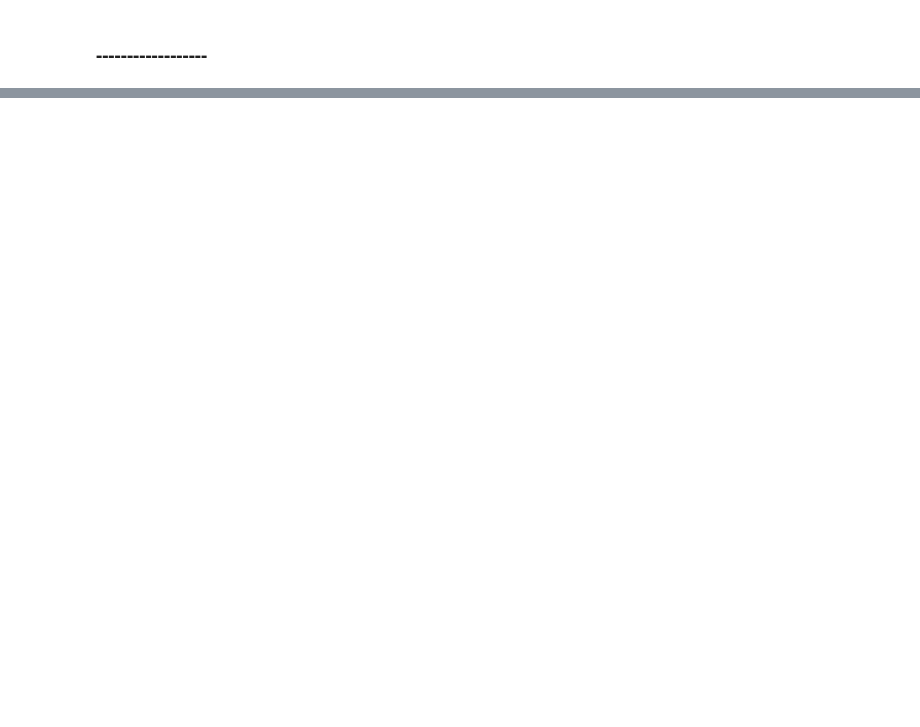
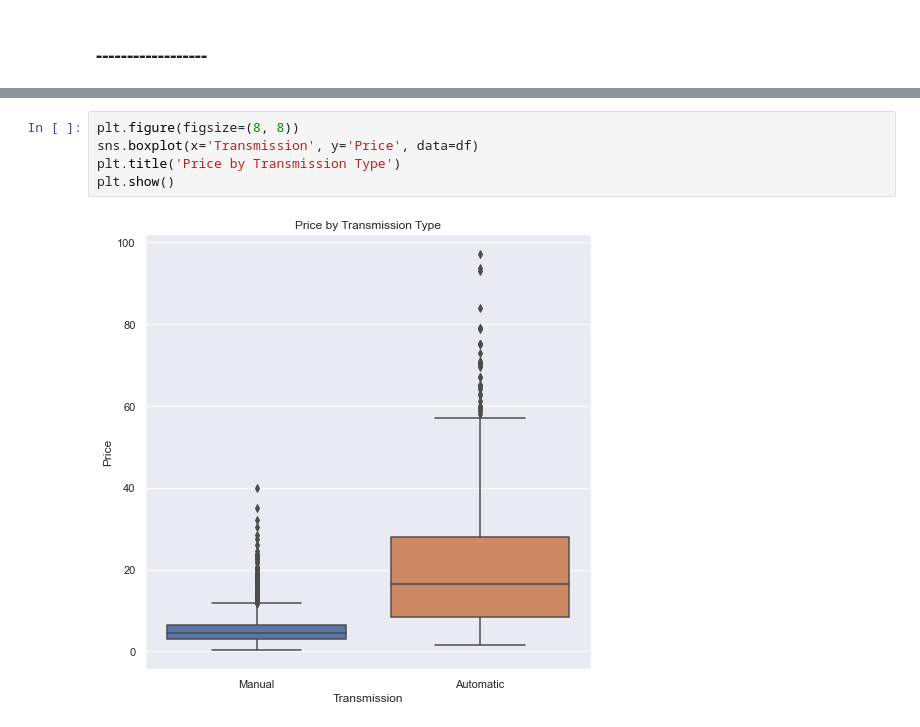
Before and after one commit to vryan-06/DarkCoders_Datahack, a Jupyter notebook: notebook/Data Analytics DJSE PS3.ipynb, the cells around one changed output, grey strips where cells are left out. Drawn from its saved outputs; the diff is of its cells as text; blank space fills up the shorter version.

```diff
--- a/notebook/Data Analytics DJSE PS3.ipynb
+++ b/notebook/Data Analytics DJSE PS3.ipynb
@@ -144,0 +165,7 @@ df.head()
+# %%
+plt.figure(figsize=(8, 8))
+sns.boxplot(x='Transmission', y='Price', data=df)
+plt.title('Price by Transmission Type')
+plt.show()
+# %% [output]
+[figure, added]
```
Also changed, not shown: parts of 19 cells of this notebook.
